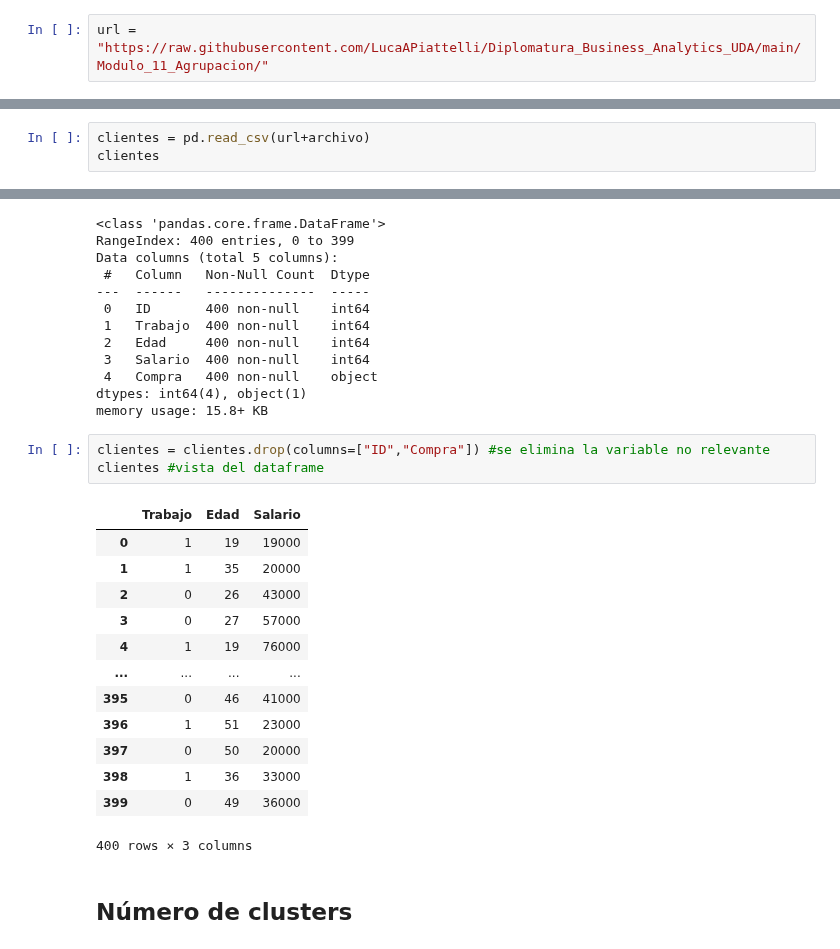
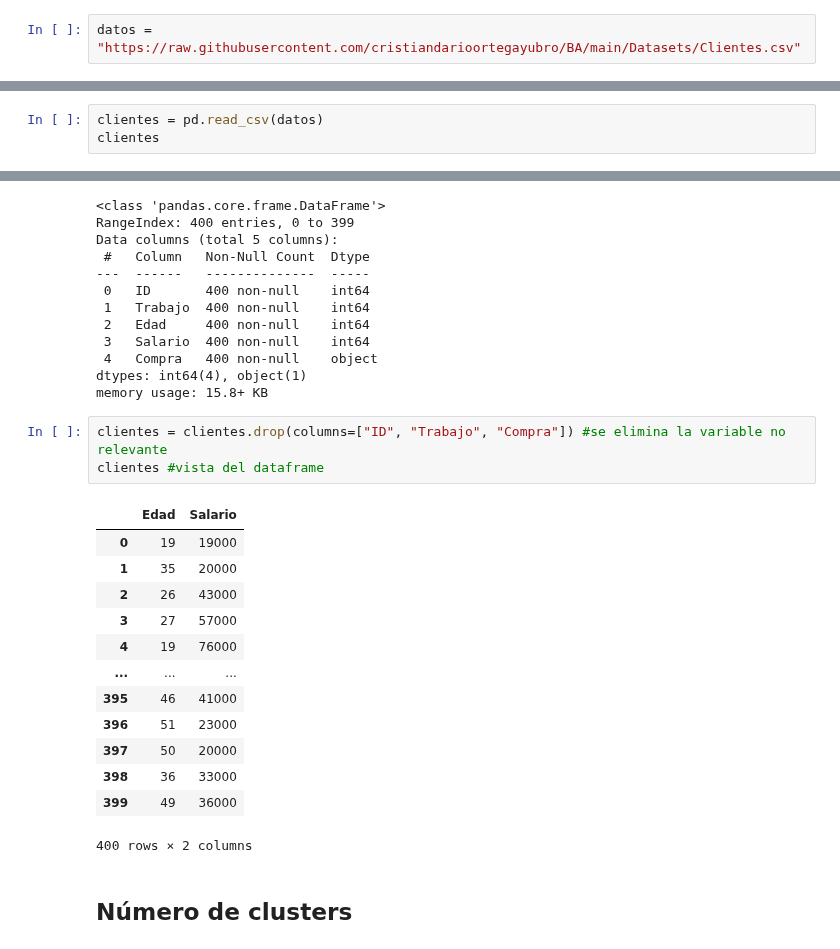
Before and after one commit to cristiandarioortegayubro/BA, a Jupyter notebook: cl_km_02.ipynb, the cells around one changed output, grey strips where cells are left out. Saved outputs shown, nothing was run; the diff lists cells and outputs as text.

```diff
--- a/cl_km_02.ipynb
+++ b/cl_km_02.ipynb
@@ -28,4 +28,4 @@ from sklearn.metrics import silhouette_score
 # %% [markdown]
 ## **Extracción de Datos - Creación del DataFrame**
 # %%
-url = "https://raw.githubusercontent.com/LucaAPiattelli/Diplomatura_Business_Analytics_UDA/main/Modulo_11_Agrupacion/"
+datos = "https://raw.githubusercontent.com/cristiandarioortegayubro/BA/main/Datasets/Clientes.csv"
@@ -34,5 +32,5 @@ archivo = "clientes01.csv"
 # %%
-clientes = pd.read_csv(url+archivo)
+clientes = pd.read_csv(datos)
 clientes
 # %% [output]
 |  | ID | Trabajo | Edad | Salario | Compra |
@@ -77,22 +75,22 @@ Data columns (total 5 columns):
 dtypes: int64(4), object(1)
 memory usage: 15.8+ KB
 # %%
-clientes = clientes.drop(columns=["ID","Compra"]) #se elimina la variable no relevante
+clientes = clientes.drop(columns=["ID", "Trabajo", "Compra"]) #se elimina la variable no relevante
 clientes #vista del dataframe
 # %% [output]
-|  | Trabajo | Edad | Salario |
-| 0 | 1 | 19 | 19000 |
-| 1 | 1 | 35 | 20000 |
-| 2 | 0 | 26 | 43000 |
-| 3 | 0 | 27 | 57000 |
-| 4 | 1 | 19 | 76000 |
-| ... | ... | ... | ... |
-| 395 | 0 | 46 | 41000 |
-| 396 | 1 | 51 | 23000 |
-| 397 | 0 | 50 | 20000 |
-| 398 | 1 | 36 | 33000 |
-| 399 | 0 | 49 | 36000 |
+|  | Edad | Salario |
+| 0 | 19 | 19000 |
+| 1 | 35 | 20000 |
+| 2 | 26 | 43000 |
+| 3 | 27 | 57000 |
+| 4 | 19 | 76000 |
+| ... | ... | ... |
+| 395 | 46 | 41000 |
+| 396 | 51 | 23000 |
+| 397 | 50 | 20000 |
+| 398 | 36 | 33000 |
+| 399 | 49 | 36000 |
-400 rows × 3 columns
+400 rows × 2 columns
 # %% [markdown]
 ## **Número de clusters**
 # %%
```
Also changed, not shown: parts of 10 cells of this notebook.
